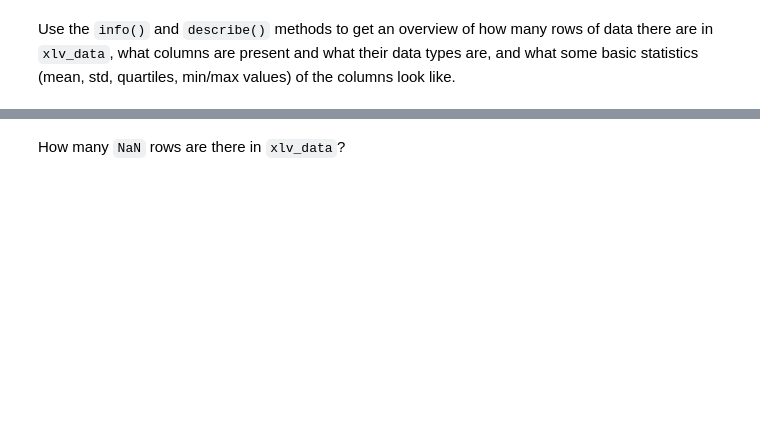
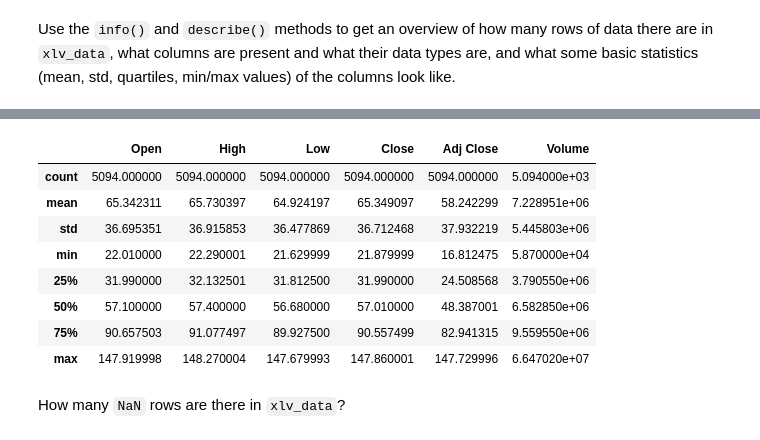
Before and after one commit to lienas/4_Classification_Model, a Jupyter notebook: project_starter.ipynb, the cells around one changed output, grey strips where cells are left out. Saved outputs shown, nothing was run; the diff lists cells and outputs as text; code cells hidden in the pictures; blank space fills up the shorter version.

```diff
--- a/project_starter.ipynb
+++ b/project_starter.ipynb
@@ -81,4 +96,15 @@ Use the `info()` and `describe()` methods to get an overview of how many rows of
 # %%
 ## YOUR CODE HERE ##
+xlv_data.describe()
+# %% [output]
+|  | Open | High | Low | Close | Adj Close | Volume |
+| count | 5094.000000 | 5094.000000 | 5094.000000 | 5094.000000 | 5094.000000 | 5.094000e+03 |
+| mean | 65.342311 | 65.730397 | 64.924197 | 65.349097 | 58.242299 | 7.228951e+06 |
+| std | 36.695351 | 36.915853 | 36.477869 | 36.712468 | 37.932219 | 5.445803e+06 |
+| min | 22.010000 | 22.290001 | 21.629999 | 21.879999 | 16.812475 | 5.870000e+04 |
+| 25% | 31.990000 | 32.132501 | 31.812500 | 31.990000 | 24.508568 | 3.790550e+06 |
+| 50% | 57.100000 | 57.400000 | 56.680000 | 57.010000 | 48.387001 | 6.582850e+06 |
+| 75% | 90.657503 | 91.077497 | 89.927500 | 90.557499 | 82.941315 | 9.559550e+06 |
+| max | 147.919998 | 148.270004 | 147.679993 | 147.860001 | 147.729996 | 6.647020e+07 |
 # %% [markdown]
 How many `NaN` rows are there in `xlv_data`?
```
Also changed, not shown: parts of 6 cells of this notebook, 1 other file.
